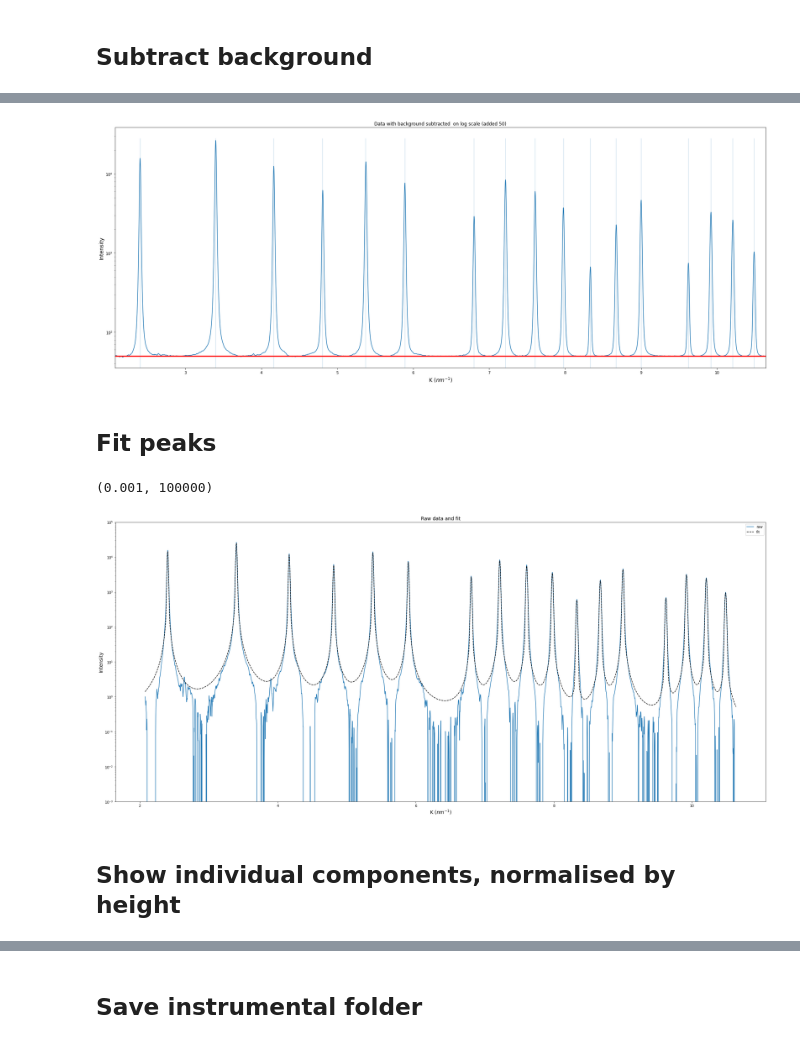
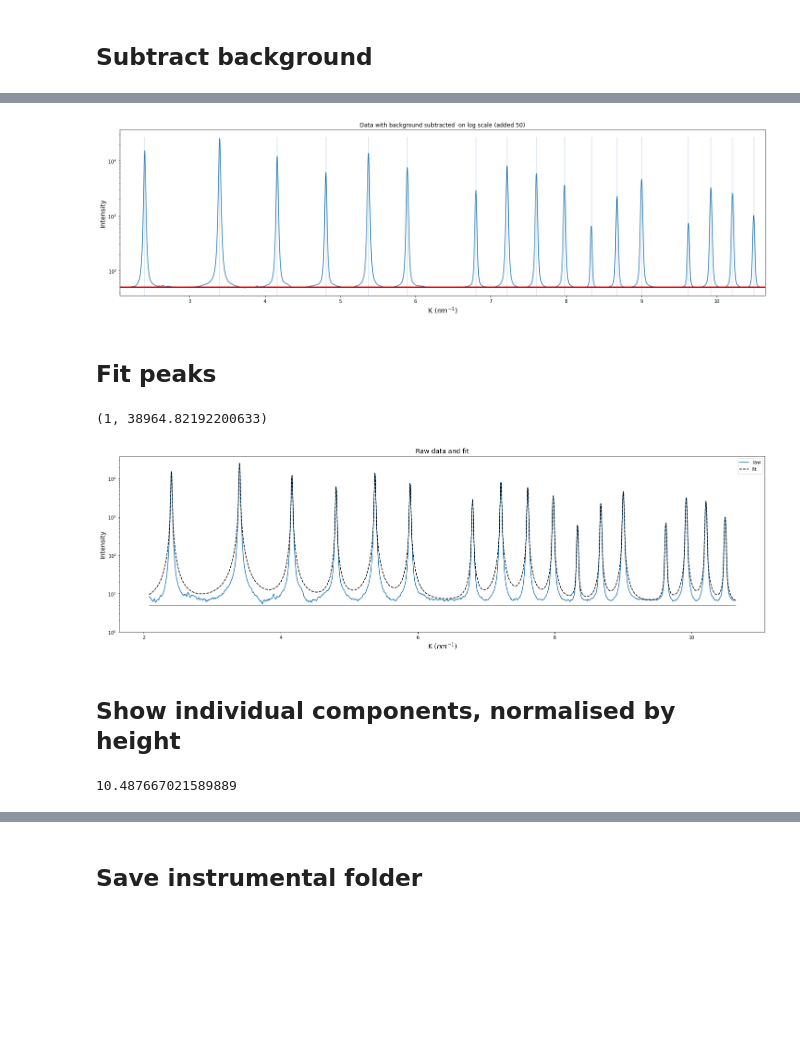
Before and after one commit to rhysgt/cmwp_tools, a Jupyter notebook: Make_CMWP_instrumental.ipynb, the cells around one changed output, grey strips where cells are left out. Saved outputs shown, nothing was run; the diff lists cells and outputs as text; code cells hidden in the pictures; blank space fills up the shorter version.

```diff
--- a/Make_CMWP_instrumental.ipynb
+++ b/Make_CMWP_instrumental.ipynb
@@ -60,33 +57,33 @@ ax.plot(baseline, baseline_int, c='r', marker='o', linewidth=0)
 # %%
-fig, ax = plt.subplots(1, 1, figsize=(25,10))
+fig, ax = plt.subplots(1, 1, figsize=(20,6))
 
 y_nobck = y-cs(x_k_nm)
 
 ax.plot(x_k_nm, y_nobck+50, '-')
 ax.set_xlabel('K ($nm^{-1}$)', fontsize=14); ax.set_ylabel('Intensity', fontsize=14);
 ax.set_xlim(np.min(x_k_nm), np.max(x_k_nm))
 ax.set_yscale('log')
 ax.hlines([50], colors='r', linewidth=3, xmin=np.min(x_k_nm), xmax=np.max(x_k_nm), zorder=20)
 plt.title('Data with background subtracted  on log scale (added 50)')
 
 actual_peaks = []
 
 for i, peak in enumerate(peak_pos_k_nm):
     if np.min(x_k_nm) < peak < np.max(x_k_nm):
 
         searchrange = 10
 
         elem = np.abs(x_k_nm-peak).argmin()
 
         peak_index = np.argmax(y_nobck[elem-searchrange:elem+searchrange])+elem-searchrange
         peak_x = x_k_nm[peak_index]
         actual_peaks.append(peak_x)
 
 ax.vlines(actual_peaks, ymin=0, ymax=np.max(y), alpha=0.2)
 
 plt.tight_layout()
 # %% [output]
-[figure, old version]
+[figure, new version]
 # %% [markdown]
 ## Fit peaks
 # %%
@@ -127,23 +130,28 @@ out = models.fit(y_nobck, pars, weights=1/np.sqrt(np.abs(y_nobck)+1), x=x_k_nm)
 # %%
 #out.result
 # %%
-fig, ax = plt.subplots(1,1, figsize=(34, 15))
-ax.plot(x_k_nm, y_nobck, label='raw')
-ax.plot(x_k_nm, np.sum([out.eval_components(x=x_k_nm)[prefix] for prefix in prefixes], axis=0), 'k--', label='fit')
+elevate = 5
+fig, ax = plt.subplots(1,1, figsize=(25, 7))
+ax.plot(x_k_nm, y_nobck+elevate+2, label='raw')
+ax.plot(x_k_nm, np.sum([out.eval_components(x=x_k_nm)[prefix] for prefix in prefixes], axis=0)+elevate, 'k--', label='fit')
 ax.legend()
 
 ax.set_title('Raw data and fit', fontsize=14)
 ax.set_xlabel('K ($nm^{-1}$)', fontsize=14); ax.set_ylabel('Intensity', fontsize=14);
 
-ax.hlines([0], colors='r', linewidth=1, xmin=np.min(x_k_nm), xmax=np.max(x_k_nm), zorder=20)
+ax.hlines([elevate], colors='r', linewidth=1, xmin=np.min(x_k_nm), xmax=np.max(x_k_nm), zorder=20)
 
 ax.set_yscale('log')
-ax.set_ylim(0.001, 100000)
+ax.set_ylim(1)
 # %% [output]
-(0.001, 100000)
+(1, 38964.82192200633)
-[figure, old version]
+[figure, new version]
 # %% [markdown]
 ## Show individual components, normalised by height
+# %%
+print(out.result.params[prefix+'center'].value)
+# %% [output]
+10.487667021589889
 # %%
 # Expand d range to catch peaks that are clipping on edges
 
```
Also changed, not shown: parts of 5 cells of this notebook, 10 other files.
